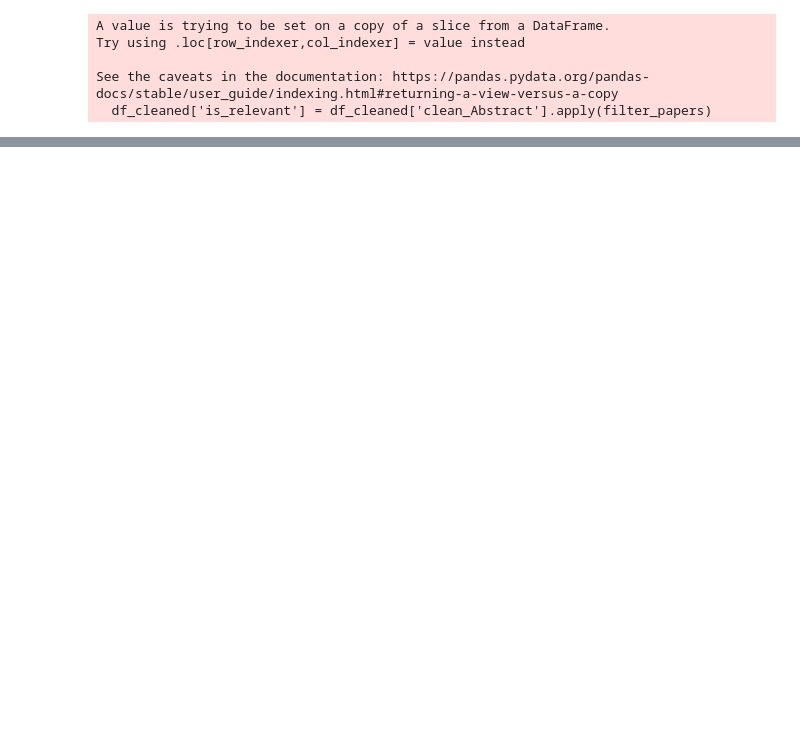
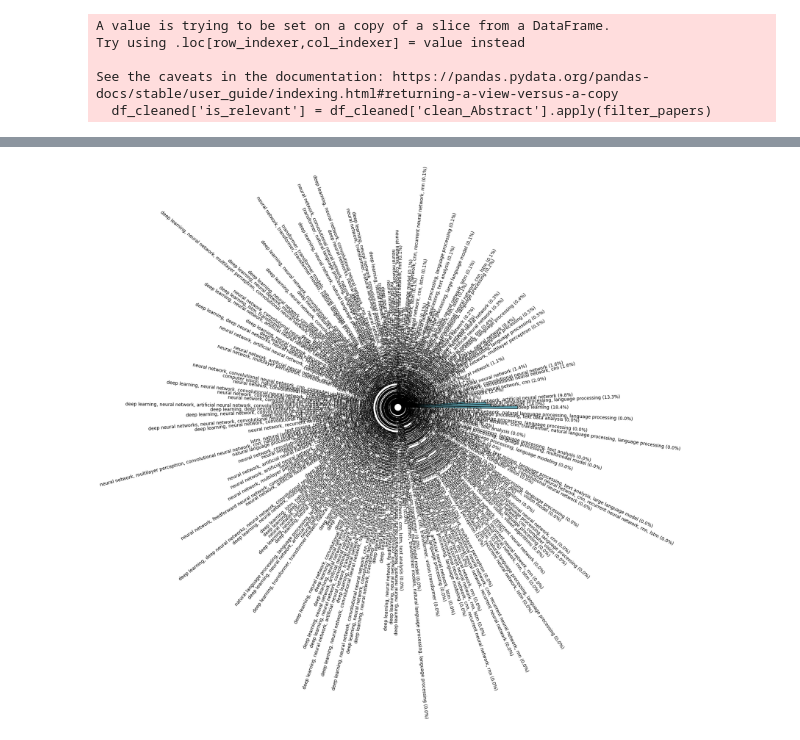
Before and after one commit to aadinoyiibrahim/SemanticNLP, a Jupyter notebook: implementation.ipynb, the cells around one changed output, grey strips where cells are left out. Saved outputs shown, nothing was run; the diff lists cells and outputs as text; code cells hidden in the pictures; blank space fills up the shorter version.

```diff
--- a/implementation.ipynb
+++ b/implementation.ipynb
@@ -252,0 +408,71 @@ plt.show()
+# %%
+# First, we need to count the occurrences of each method_name
+df_counts = relevant_papers['method_name'].value_counts().reset_index()
+df_counts.columns = ['Unique_cat', 'counts']
+
+# Plotting function to visualize the categories of the method names
+def circular_bar(df, col_name, col_counts):
+    # Initialize the figure
+    plt.figure(figsize=(15, 10))
+    ax = plt.subplot(111, polar=True)
+    plt.axis('off')
+
+    # Set the coordinates limits
+    upperLimit = 100
+    lowerLimit = 40
+
+    maxi = df[col_counts].max()
+    slope = 1  # Scaling factor
+    heights = slope * df[col_counts] + lowerLimit
+
+    # Compute the width of each bar. Total width = 2*Pi
+    width = 2 * np.pi / len(df.index)
+
+    total_count = df[col_counts].sum() # Total number of papers
+    # Compute the angle for each bar
+    indexes = list(range(len(df.index)))
+    angles = [index * width for index in indexes]
+
+    # Draw bars
+    bars = ax.bar(
+        x=angles,
+        height=heights,
+        width=width,
+        bottom=lowerLimit,
+        linewidth=1,
+        edgecolor="black",
+        color="#61a4b2"
+    )
+
+    # Label padding
+    labelPadding = 4
+
+    # Add labels
+    for bar, angle, height, label in zip(bars, angles, heights, df[col_name]):
+        # Determine rotation for the labels
+        rotation = np.rad2deg(angle)
+
+        # Adjust alignment based on angle
+        alignment = "left" if angle < np.pi / 2 or angle >= 3 * np.pi / 2 else "right"
+        if alignment == "right":
+            rotation += 180
+
+        percentage = (height - lowerLimit) / total_count * 100  # Calculate percentage based on height
+        label_with_percentage = f"{label} ({percentage:.1f}%)"
+        # Finally add the labels
+        ax.text(
+            x=angle,
+            y=lowerLimit + bar.get_height() + labelPadding,
+            s=label_with_percentage,
+            ha=alignment,
+            va='center',
+            rotation=rotation,
+            rotation_mode="anchor"
+        )
+
+    plt.show()
+
+# Applying the function on the extracted category dataset
+circular_bar(df_counts, 'Unique_cat', 'counts')
+# %% [output]
+[figure, added]
```
Also changed, not shown: parts of 28 cells of this notebook, 9 other files.
